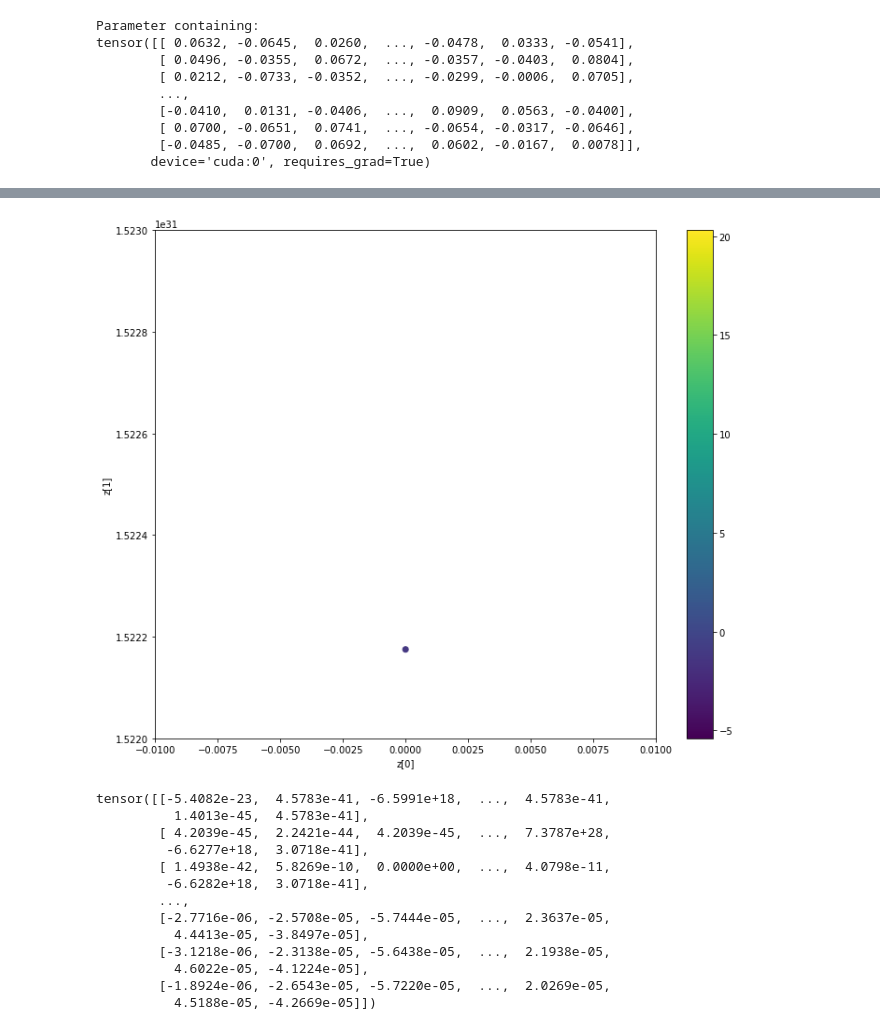
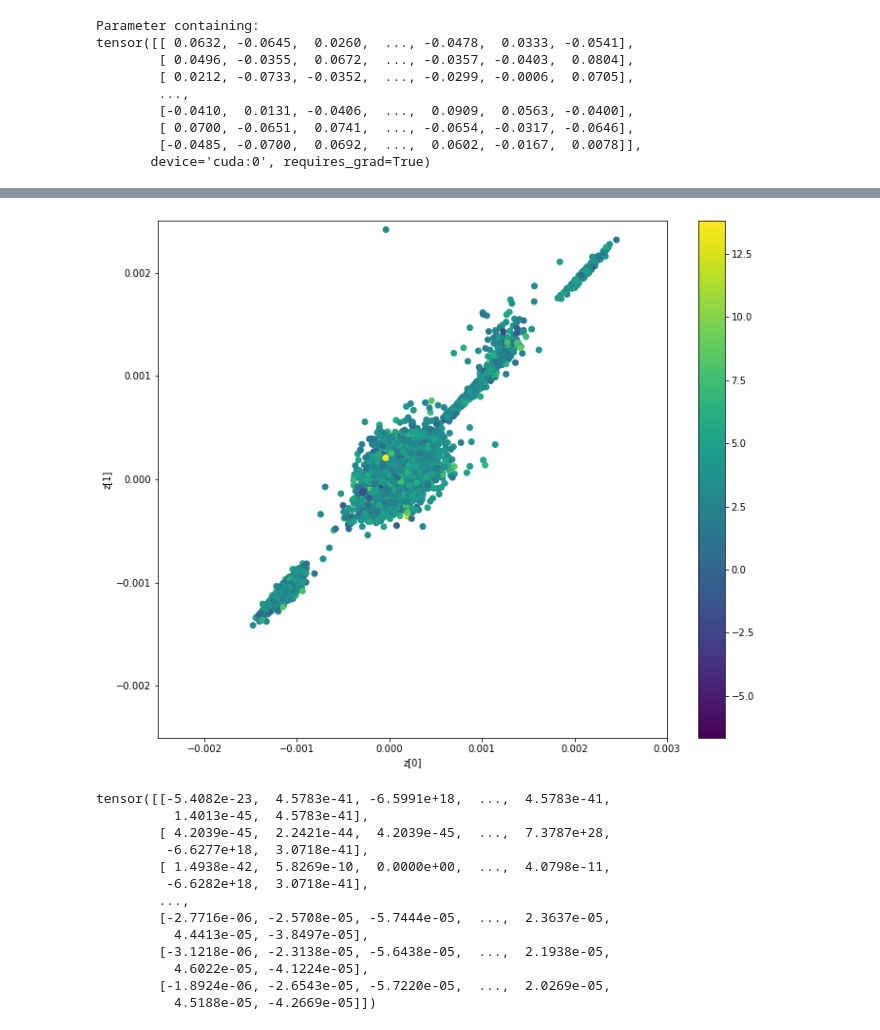
Before and after one commit to panukorn17/drug_discovery_models, a Jupyter notebook: fragment-based-dgm/Latent Space Optimisation.ipynb, the cells around one changed output, grey strips where cells are left out. Saved outputs shown, nothing was run; the diff lists cells and outputs as text; code cells hidden in the pictures.

```diff
--- a/fragment-based-dgm/Latent Space Optimisation.ipynb
+++ b/fragment-based-dgm/Latent Space Optimisation.ipynb
@@ -284,14 +284,14 @@ data_sample_index = [item for sublist in data_sample for item in sublist]
 # %%
 plt.figure(figsize=(12, 10))
 plt.scatter(mu_stack[:9984, 0].cpu().detach().numpy(), mu_stack[:9984, 1].cpu().detach().numpy(), c=dataset.data.iloc[data_sample_index].logP.to_numpy())
 plt.xlabel("z[0]")
 plt.ylabel("z[1]")
 plt.colorbar()
-plt.xlim(-0.01, 0.01)
-plt.ylim(0.1522e32, 0.1523e32)
+plt.xlim(-0.0025, 0.003)
+plt.ylim(-0.0025, 0.0025)
 plt.show()
 # %% [output]
-[figure, old version]
+[figure, new version]
 # %%
 mu_stack.cpu().detach()
 # %% [output]
```
Also changed, not shown: parts of 4 cells of this notebook, 2 other files.
